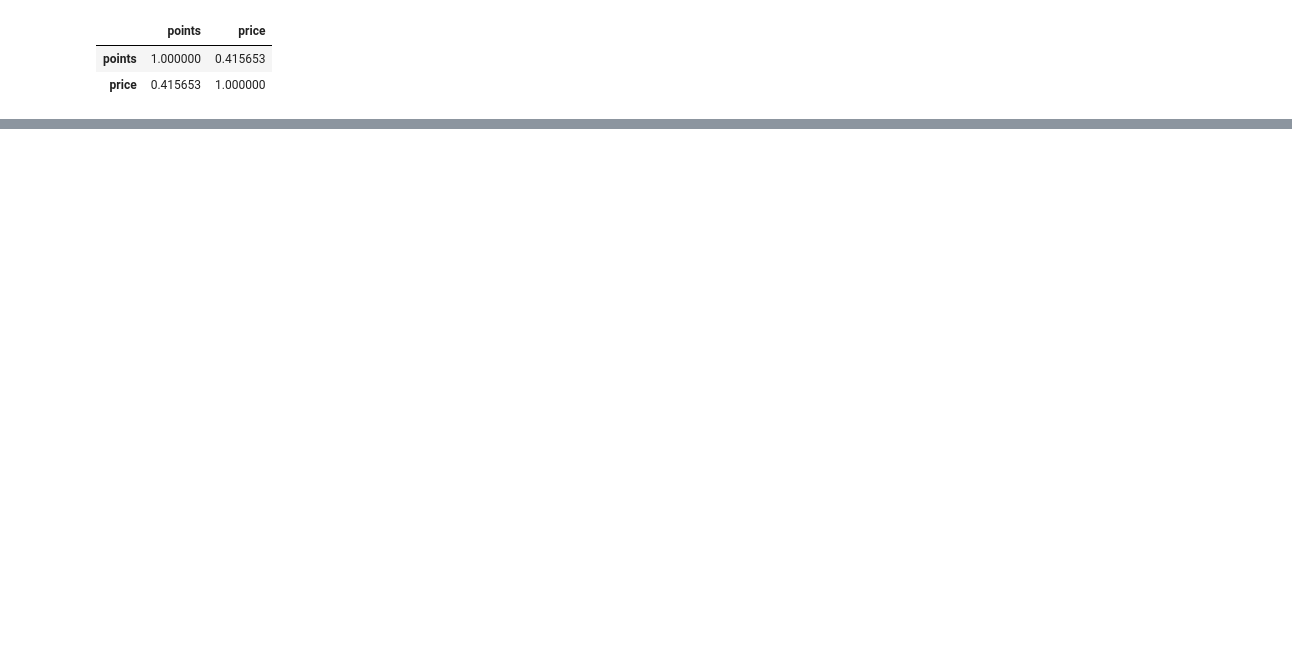
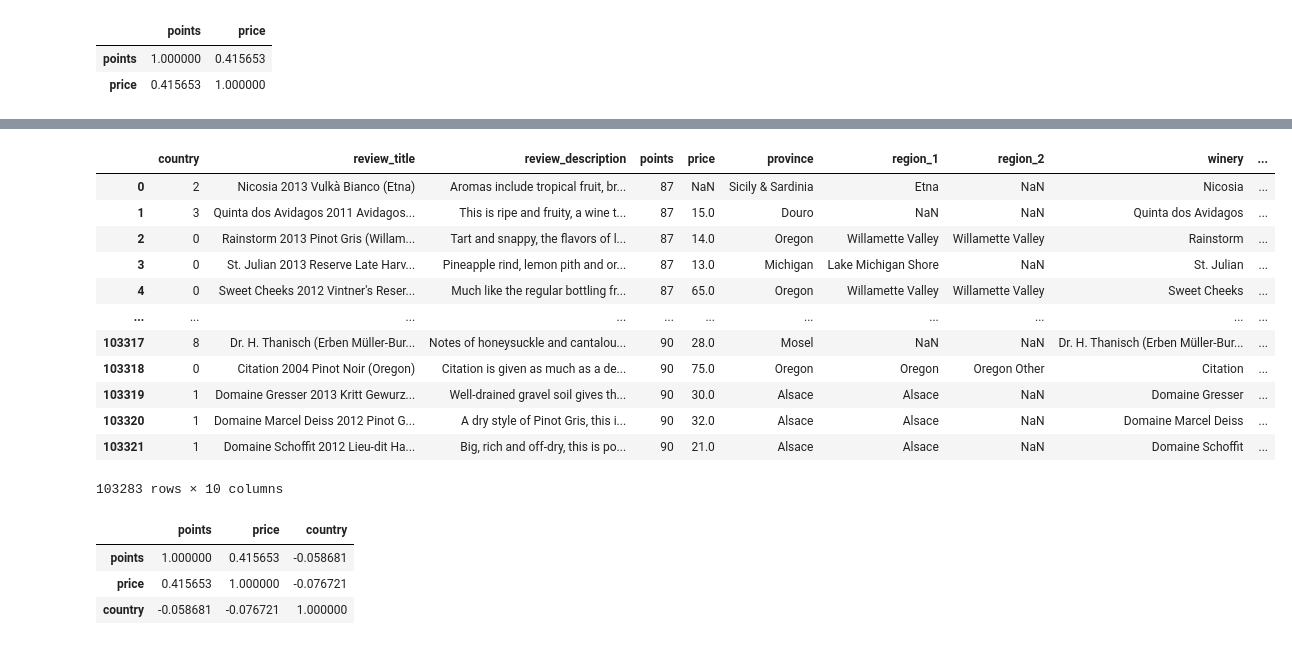
Before and after one commit to John-Alex07/Internship-Seagrass, a Jupyter notebook: task.ipynb, the cells around one changed output, grey strips where cells are left out. Cells and saved outputs as stored; diff of their text form; code cells hidden in the pictures; blank space fills up the shorter version.

```diff
--- a/task.ipynb
+++ b/task.ipynb
@@ -179,0 +238,6 @@ price_df.corr()
+# %%
+country = country.keys()
+countries = {}
+for i in range(len(country)):
+    countries[country[i]] = i
+countries
@@ -179,0 +262,18 @@ price_df.corr()
+# %%
+df['country'] = df['country'].apply(lambda x : countries[x])
+# %%
+df
+# %% [output]
+|  | country | review_title | review_description | points | price | province | region_1 | region_2 | winery | ... |
+| 0 | 2 | Nicosia 2013 Vulkà Bianco (Etna) | Aromas include tropical fruit, br... | 87 | NaN | Sicily & Sardinia | Etna | NaN | Nicosia | ... |
+| 1 | 3 | Quinta dos Avidagos 2011 Avidagos... | This is ripe and fruity, a wine t... | 87 | 15.0 | Douro | NaN | NaN | Quinta dos Avidagos | ... |
+| 2 | 0 | Rainstorm 2013 Pinot Gris (Willam... | Tart and snappy, the flavors of l... | 87 | 14.0 | Oregon | Willamette Valley | Willamette Valley | Rainstorm | ... |
+| 3 | 0 | St. Julian 2013 Reserve Late Harv... | Pineapple rind, lemon pith and or... | 87 | 13.0 | Michigan | Lake Michigan Shore | NaN | St. Julian | ... |
+| 4 | 0 | Sweet Cheeks 2012 Vintner's Reser... | Much like the regular bottling fr... | 87 | 65.0 | Oregon | Willamette Valley | Willamette Valley | Sweet Cheeks | ... |
+| ... | ... | ... | ... | ... | ... | ... | ... | ... | ... | ... |
+| 103317 | 8 | Dr. H. Thanisch (Erben Müller-Bur... | Notes of honeysuckle and cantalou... | 90 | 28.0 | Mosel | NaN | NaN | Dr. H. Thanisch (Erben Müller-Bur... | ... |
+| 103318 | 0 | Citation 2004 Pinot Noir (Oregon) | Citation is given as much as a de... | 90 | 75.0 | Oregon | Oregon | Oregon Other | Citation | ... |
+| 103319 | 1 | Domaine Gresser 2013 Kritt Gewurz... | Well-drained gravel soil gives th... | 90 | 30.0 | Alsace | Alsace | NaN | Domaine Gresser | ... |
+| 103320 | 1 | Domaine Marcel Deiss 2012 Pinot G... | A dry style of Pinot Gris, this i... | 90 | 32.0 | Alsace | Alsace | NaN | Domaine Marcel Deiss | ... |
+| 103321 | 1 | Domaine Schoffit 2012 Lieu-dit Ha... | Big, rich and off-dry, this is po... | 90 | 21.0 | Alsace | Alsace | NaN | Domaine Schoffit | ... |
+103283 rows × 10 columns
@@ -179,0 +282,7 @@ price_df.corr()
+# %%
+price_df.corr()
+# %% [output]
+|  | points | price | country |
+| points | 1.000000 | 0.415653 | -0.058681 |
+| price | 0.415653 | 1.000000 | -0.076721 |
+| country | -0.058681 | -0.076721 | 1.000000 |
```
Also changed, not shown: parts of 9 cells of this notebook.
